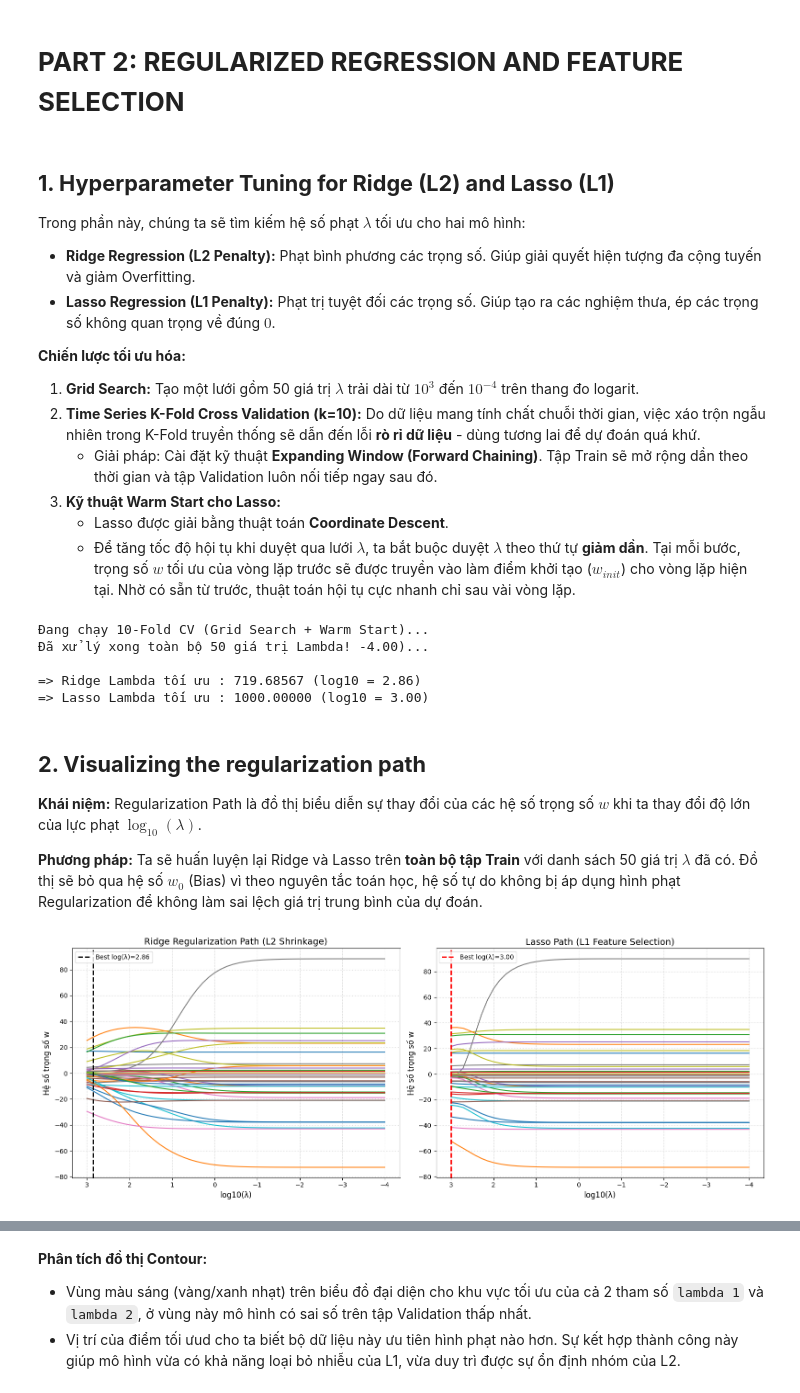
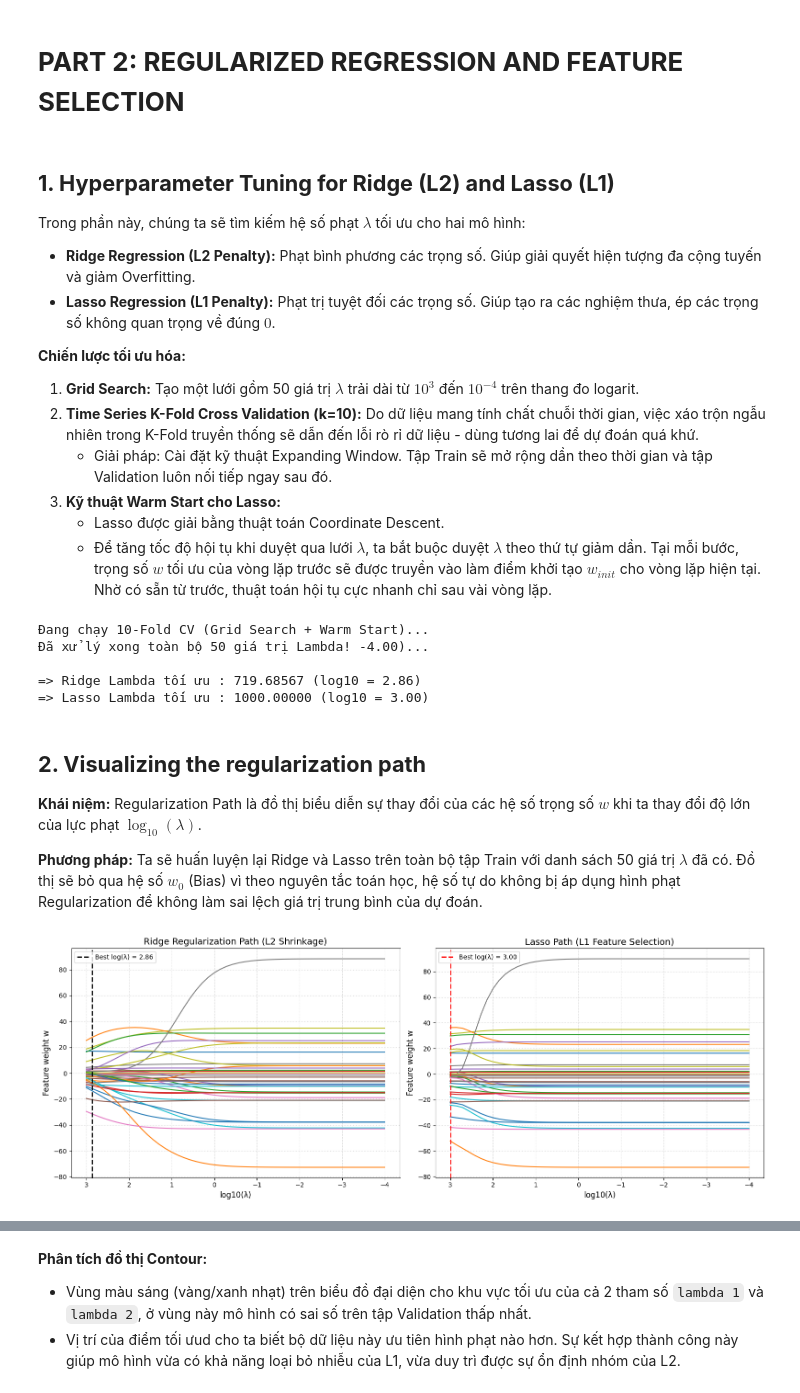
Before and after one commit to ThanhChuong12/Supervised-Learning-Regression-Classification, a Jupyter notebook: code/Part1_Regression/02_modeling.ipynb, the cells around one changed output, grey strips where cells are left out. Cells and saved outputs as stored; diff of their text form; code cells hidden in the pictures.

```diff
--- a/code/Part1_Regression/02_modeling.ipynb
+++ b/code/Part1_Regression/02_modeling.ipynb
@@ -611,11 +614,11 @@ Trong phần này, chúng ta sẽ tìm kiếm hệ số phạt $\lambda$ tối
 
 **Chiến lược tối ưu hóa:**
 1. **Grid Search:** Tạo một lưới gồm 50 giá trị $\lambda$ trải dài từ $10^3$ đến $10^{-4}$ trên thang đo logarit.
-2. **Time Series K-Fold Cross Validation (k=10):** Do dữ liệu mang tính chất chuỗi thời gian, việc xáo trộn ngẫu nhiên trong K-Fold truyền thống sẽ dẫn đến lỗi **rò rỉ dữ liệu** - dùng tương lai để dự đoán quá khứ.
-   * Giải pháp: Cài đặt kỹ thuật **Expanding Window (Forward Chaining)**. Tập Train sẽ mở rộng dần theo thời gian và tập Validation luôn nối tiếp ngay sau đó.
+2. **Time Series K-Fold Cross Validation (k=10):** Do dữ liệu mang tính chất chuỗi thời gian, việc xáo trộn ngẫu nhiên trong K-Fold truyền thống sẽ dẫn đến lỗi rò rỉ dữ liệu - dùng tương lai để dự đoán quá khứ.
+   * Giải pháp: Cài đặt kỹ thuật Expanding Window. Tập Train sẽ mở rộng dần theo thời gian và tập Validation luôn nối tiếp ngay sau đó.
 3. **Kỹ thuật Warm Start cho Lasso:**
-   * Lasso được giải bằng thuật toán **Coordinate Descent**.
-   * Để tăng tốc độ hội tụ khi duyệt qua lưới $\lambda$, ta bắt buộc duyệt $\lambda$ theo thứ tự **giảm dần**. Tại mỗi bước, trọng số $w$ tối ưu của vòng lặp trước sẽ được truyền vào làm điểm khởi tạo ($w_{init}$) cho vòng lặp hiện tại. Nhờ có sẵn từ trước, thuật toán hội tụ cực nhanh chỉ sau vài vòng lặp.
+   * Lasso được giải bằng thuật toán Coordinate Descent.
+   * Để tăng tốc độ hội tụ khi duyệt qua lưới $\lambda$, ta bắt buộc duyệt $\lambda$ theo thứ tự giảm dần. Tại mỗi bước, trọng số $w$ tối ưu của vòng lặp trước sẽ được truyền vào làm điểm khởi tạo $w_{init}$ cho vòng lặp hiện tại. Nhờ có sẵn từ trước, thuật toán hội tụ cực nhanh chỉ sau vài vòng lặp.
 # %%
 # 1. Set up Grid Search and Folds
 lam_grid = np.logspace(3, -4, 50)
@@ -670,7 +673,7 @@ print("=> Lasso Lambda tối ưu : {:.5f} (log10 = {:.2f})".format(best_lam_lass
 
 **Khái niệm:** Regularization Path là đồ thị biểu diễn sự thay đổi của các hệ số trọng số $w$ khi ta thay đổi độ lớn của lực phạt $\log_{10}(\lambda)$.
 
-**Phương pháp:** Ta sẽ huấn luyện lại Ridge và Lasso trên **toàn bộ tập Train** với danh sách 50 giá trị $\lambda$ đã có. Đồ thị sẽ bỏ qua hệ số $w_0$ (Bias) vì theo nguyên tắc toán học, hệ số tự do không bị áp dụng hình phạt Regularization để không làm sai lệch giá trị trung bình của dự đoán.
+**Phương pháp:** Ta sẽ huấn luyện lại Ridge và Lasso trên toàn bộ tập Train với danh sách 50 giá trị $\lambda$ đã có. Đồ thị sẽ bỏ qua hệ số $w_0$ (Bias) vì theo nguyên tắc toán học, hệ số tự do không bị áp dụng hình phạt Regularization để không làm sai lệch giá trị trung bình của dự đoán.
 # %%
 ridge_paths, lasso_paths = [], []
 w_init_full_lasso = None
@@ -685,33 +688,10 @@ for lam in lam_grid:
     lasso_paths.append(w_l_full)
 
 ridge_paths, lasso_paths = np.array(ridge_paths), np.array(lasso_paths)
-
-# Plotting
-fig, axes = plt.subplots(1, 2, figsize=(16, 6))
-
-# Ridge plot
-axes[0].plot(np.log10(lam_grid), ridge_paths[:, 1:])
-axes[0].axvline(np.log10(best_lam_ridge), color='black', linestyle='--', linewidth=2, label=f'Best log(λ)={np.log10(best_lam_ridge):.2f}')
-axes[0].invert_xaxis()
-axes[0].set_title('Ridge Regularization Path (L2 Shrinkage)', fontsize=14)
-axes[0].set_xlabel('log10(λ)', fontsize=12)
-axes[0].set_ylabel('Hệ số trọng số w', fontsize=12)
-axes[0].grid(True, linestyle=':', alpha=0.7)
-axes[0].legend()
-
-# Lasso plot
-axes[1].plot(np.log10(lam_grid), lasso_paths[:, 1:])
-axes[1].axvline(np.log10(best_lam_lasso), color='red', linestyle='--', linewidth=2, label=f'Best log(λ)={np.log10(best_lam_lasso):.2f}')
-axes[1].invert_xaxis()
-axes[1].set_title('Lasso Path (L1 Feature Selection)', fontsize=14)
-axes[1].set_xlabel('log10(λ)', fontsize=12)
-axes[1].set_ylabel('Hệ số trọng số w', fontsize=12)
-axes[1].grid(True, linestyle=':', alpha=0.7)
-axes[1].legend()
-
-plt.tight_layout()
-plt.show()
-# %% [output]
-[figure, removed]
+# %%
+# Plot regularization path
+plot_regularization_path(lam_grid, ridge_paths, lasso_paths, best_lam_ridge, best_lam_lasso)
+# %% [output]
+[figure, added]
 # %%
 # Get the weights at the maximum penalty level (the largest Lambda is at index 0 of the lam_grid array)
```
Also changed, not shown: parts of 18 cells of this notebook, 2 other files.
